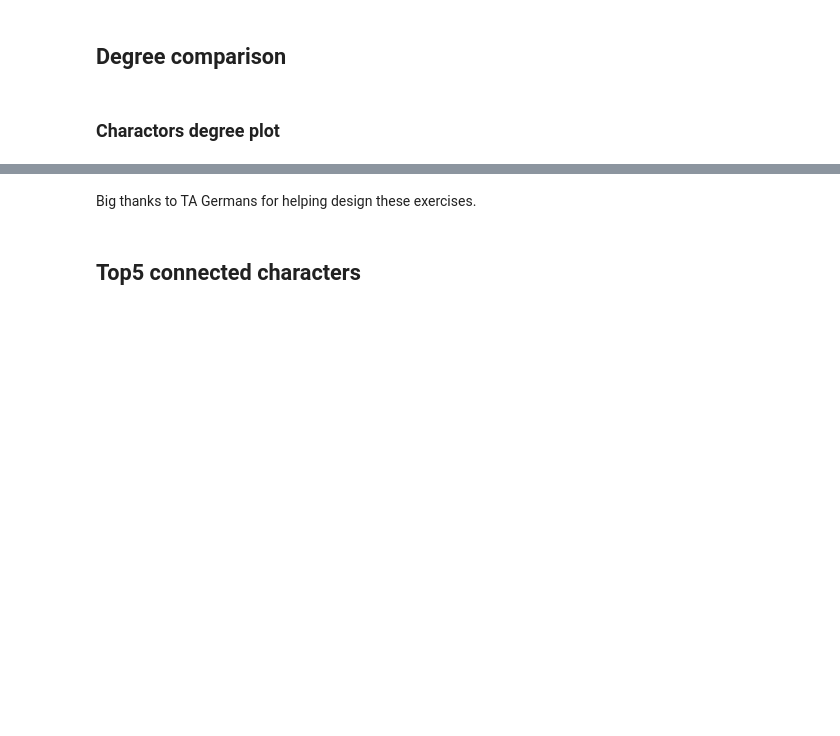
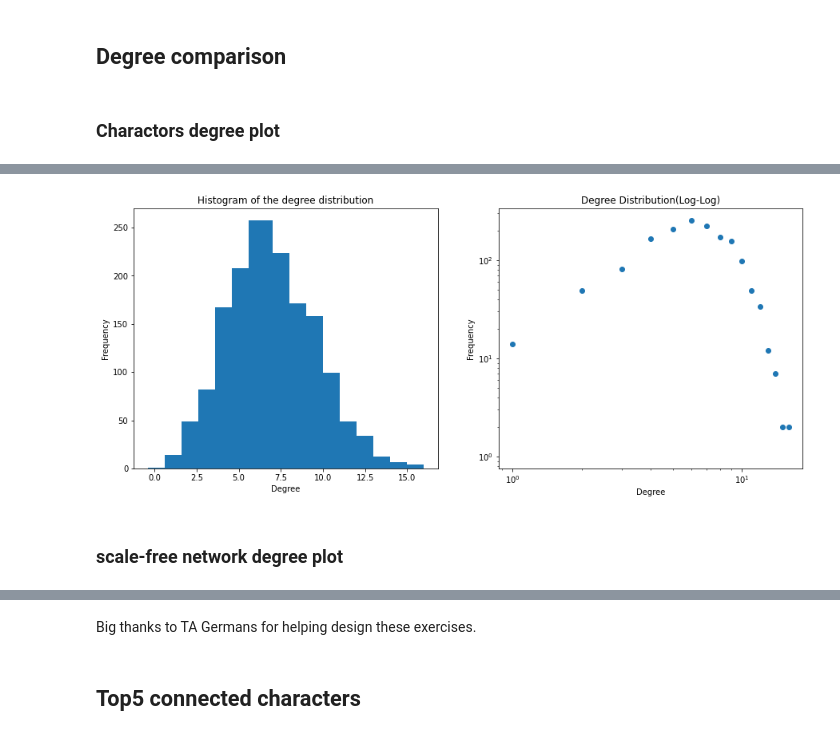
Before and after one commit to Narcissist1/socialgraphs2020, a Jupyter notebook: lectures/Week4.ipynb, the cells around one changed output, grey strips where cells are left out. Drawn from its saved outputs; the diff is of its cells as text; code cells hidden in the pictures; blank space fills up the shorter version.

```diff
--- a/lectures/Week4.ipynb
+++ b/lectures/Week4.ipynb
@@ -352,0 +362,18 @@ Text(0, 0.5, 'Frequency')
+# %%
+N = len(DG.nodes)
+k = sum(degree_sequence) / N
+p = k / (N - 1)
+
+randomG = nx.generators.random_graphs.erdos_renyi_graph(N, p)
+random_degree_sequence = sorted([d for n, d in randomG.degree()], reverse=True)
+# %%
+f = plt.figure(figsize=(15,6))
+plt.subplot(1,2,1)
+histPlot(random_degree_sequence)
+plt.subplot(1,2,2)
+logPlot(random_degree_sequence)
+plt.show()
+# %% [output]
+[figure, added]
+# %% [markdown]
+### scale-free network degree plot
```
Also changed, not shown: parts of 15 cells of this notebook.
